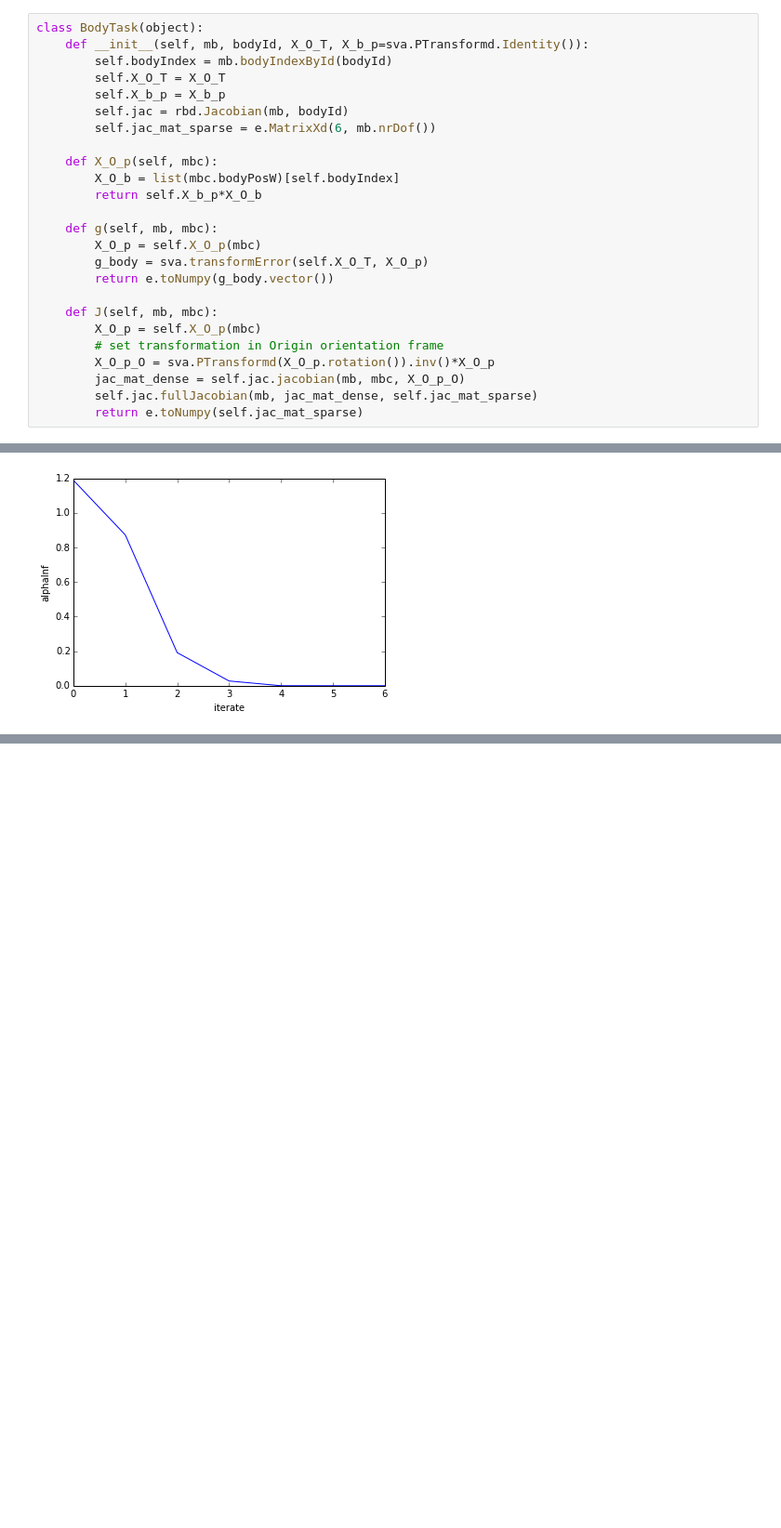
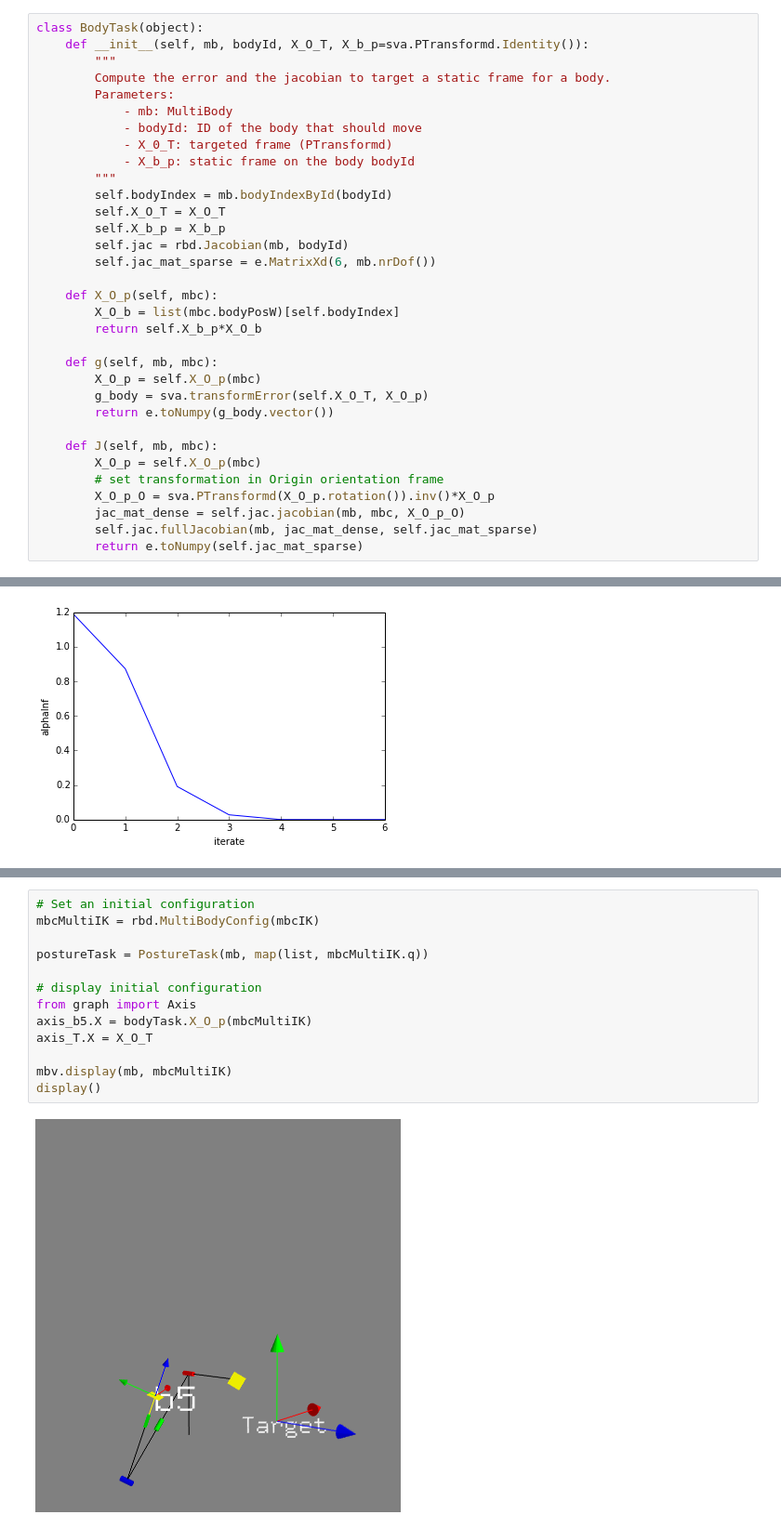
Before and after one commit to jrl-umi3218/sva_rbdyn_tutorials, a Jupyter notebook: MyFirstIK.ipynb, the cells around one changed output, grey strips where cells are left out. Shown: that part at 93% size. Saved outputs shown, nothing was run; the diff lists cells and outputs as text; blank space fills up the shorter version.

```diff
--- a/MyFirstIK.ipynb
+++ b/MyFirstIK.ipynb
@@ -131,6 +131,14 @@ $$
 # %%
 class BodyTask(object):
     def __init__(self, mb, bodyId, X_O_T, X_b_p=sva.PTransformd.Identity()):
+        """
+        Compute the error and the jacobian to target a static frame for a body.
+        Parameters:
+            - mb: MultiBody
+            - bodyId: ID of the body that should move
+            - X_0_T: targeted frame (PTransformd)
+            - X_b_p: static frame on the body bodyId
+        """
         self.bodyIndex = mb.bodyIndexById(bodyId)
         self.X_O_T = X_O_T
         self.X_b_p = X_b_p
@@ -232,0 +371,15 @@ plt.xlabel('iterate')
+# %%
+# Set an initial configuration
+mbcMultiIK = rbd.MultiBodyConfig(mbcIK)
+
+postureTask = PostureTask(mb, map(list, mbcMultiIK.q))
+
+# display initial configuration
+from graph import Axis
+axis_b5.X = bodyTask.X_O_p(mbcMultiIK)
+axis_T.X = X_O_T
+
+mbv.display(mb, mbcMultiIK)
+display()
+# %% [output]
+[figure, added]
```
Also changed, not shown: parts of 9 cells of this notebook.
